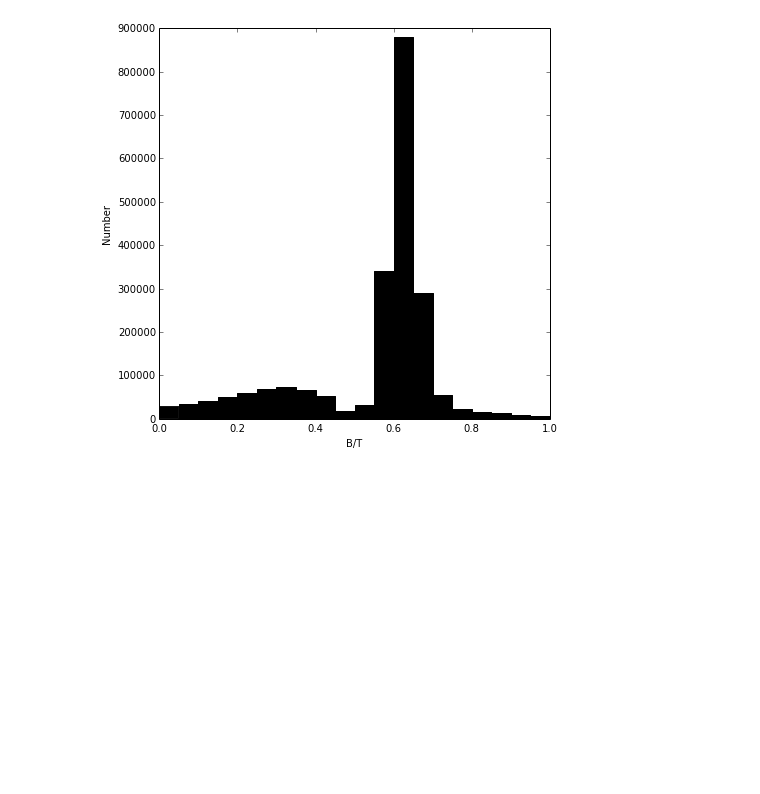
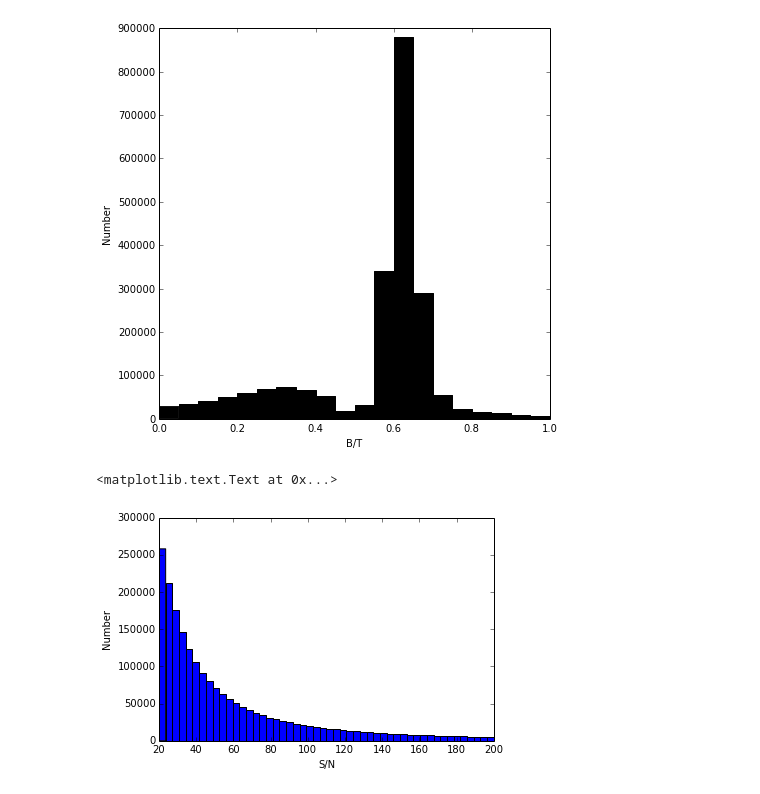
Before and after one commit to vvinuv/ipynb, a Jupyter notebook: im3shape_psf.ipynb, the cells around one changed output. Cells and saved outputs as stored; diff of their text form; code cells hidden in the pictures; blank space fills up the shorter version.

```diff
--- a/im3shape_psf.ipynb
+++ b/im3shape_psf.ipynb
@@ -130,3 +130,12 @@ pl.ylabel('Number')
 # %% [output]
 <matplotlib.text.Text at 0x...>
 [figure]
+# %%
+snr = im3['snr']
+# %%
+x = pl.hist(snr[snr<200],50)
+xlabel('S/N')
+ylabel('Number')
+# %% [output]
+<matplotlib.text.Text at 0x...>
+[figure, added]
```
Also changed, not shown: parts of 3 cells of this notebook.
